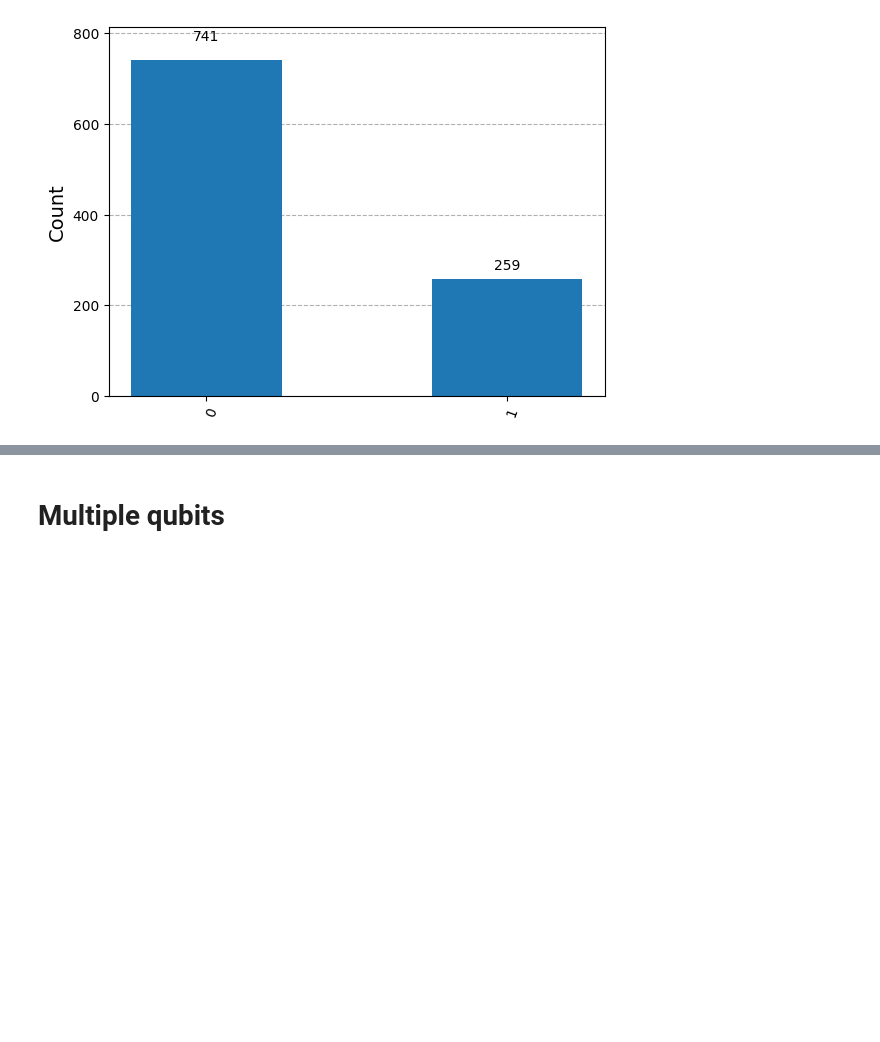
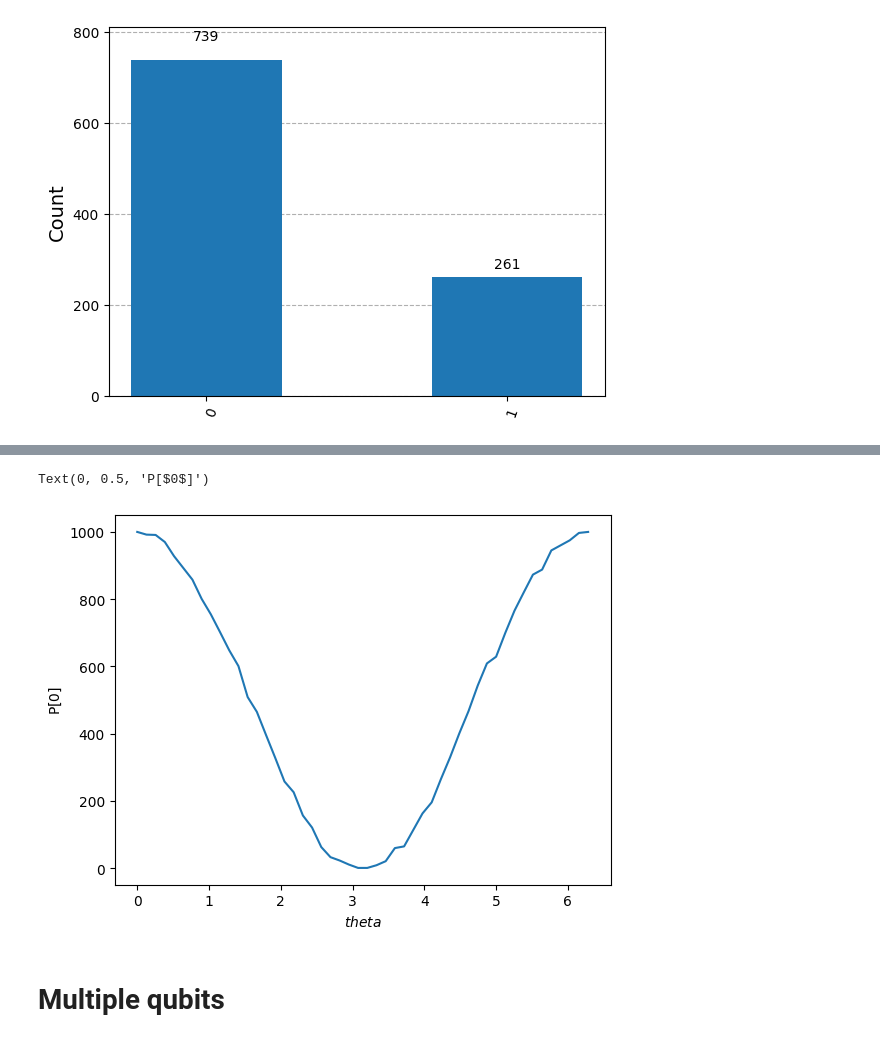
Before and after one commit to DuarteMagano/Hello-Quantum-World, a Jupyter notebook: tutorial_teacher.ipynb, the cells around one changed output, grey strips where cells are left out. Drawn from its saved outputs; the diff is of its cells as text; code cells hidden in the pictures; blank space fills up the shorter version.

```diff
--- a/tutorial_teacher.ipynb
+++ b/tutorial_teacher.ipynb
@@ -309,0 +317,10 @@ plot_histogram(counts)
+# %%
+# we can feed a sampler a list of values for the free parameter
+
+values = np.linspace(0, 2*np.pi, 50)
+job = sampler.run([(qc, values)], shots = NSHOTS)
+# %%
+results = job.result()[0]
+global_counts = [count.get_counts() for count in results.data.meas]
+
+global_counts
@@ -310,3 +345,13 @@ plot_histogram(counts)
+# %%
+import matplotlib.pyplot as plt
+
+
+plt.plot(values, [counts['0'] for counts in global_counts])
+plt.xlabel(r"$theta$")
+plt.ylabel(r"P[$0$]")
+# %% [output]
+Text(0, 0.5, 'P[$0$]')
+[figure, added]
 # %% [markdown]
 # Multiple qubits
 # %%
```
Also changed, not shown: parts of 96 cells of this notebook.
